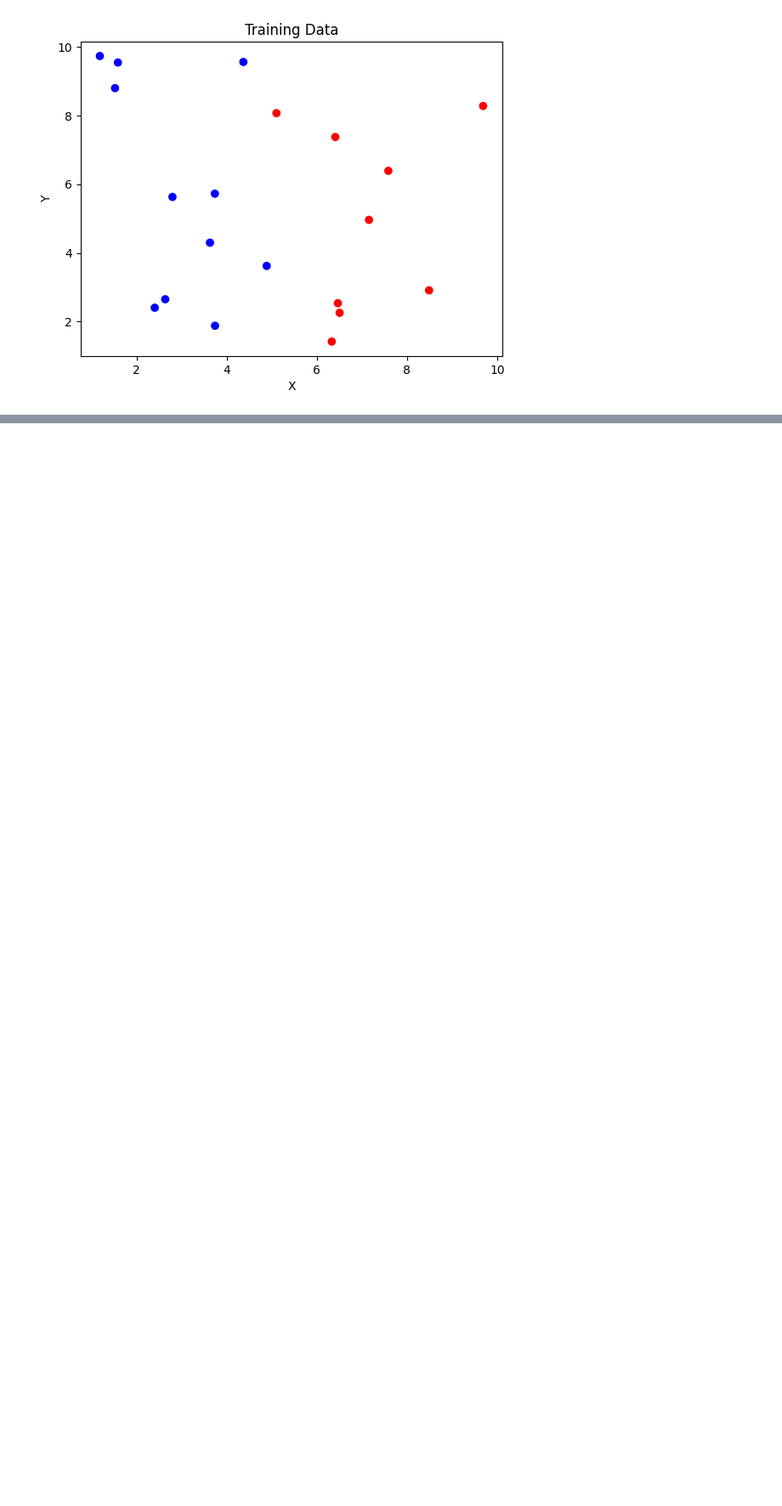
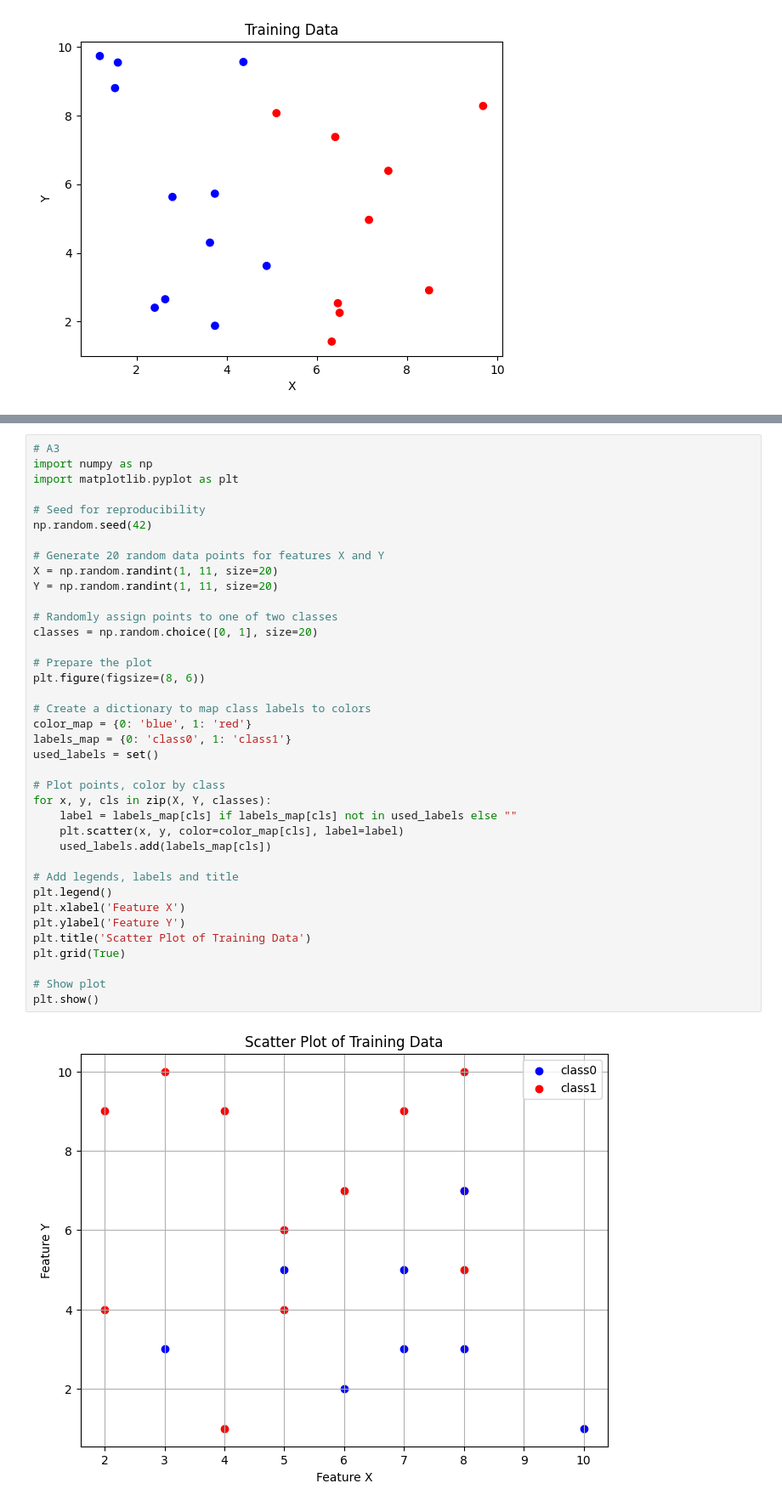
Before and after one commit to Tharun173/CSE22173-ML-LAB, a Jupyter notebook: Lab04.ipynb, the cells around one changed output, grey strips where cells are left out. Shown at 85% size. Cells and saved outputs as stored; diff of their text form; blank space fills up the shorter version.

```diff
--- a/Lab04.ipynb
+++ b/Lab04.ipynb
@@ -222,0 +159,40 @@ Traceback (most recent call last):
+# %%
+# A3
+import numpy as np
+import matplotlib.pyplot as plt
+
+# Seed for reproducibility
+np.random.seed(42)
+
+# Generate 20 random data points for features X and Y
+X = np.random.randint(1, 11, size=20)
+Y = np.random.randint(1, 11, size=20)
+
+# Randomly assign points to one of two classes
+classes = np.random.choice([0, 1], size=20)
+
+# Prepare the plot
+plt.figure(figsize=(8, 6))
+
+# Create a dictionary to map class labels to colors
+color_map = {0: 'blue', 1: 'red'}
+labels_map = {0: 'class0', 1: 'class1'}
+used_labels = set()
+
+# Plot points, color by class
+for x, y, cls in zip(X, Y, classes):
+    label = labels_map[cls] if labels_map[cls] not in used_labels else ""
+    plt.scatter(x, y, color=color_map[cls], label=label)
+    used_labels.add(labels_map[cls])
+
+# Add legends, labels and title
+plt.legend()
+plt.xlabel('Feature X')
+plt.ylabel('Feature Y')
+plt.title('Scatter Plot of Training Data')
+plt.grid(True)
+
+# Show plot
+plt.show()
+# %% [output]
+[figure, added]
```
Also changed, not shown: parts of 7 cells of this notebook.
